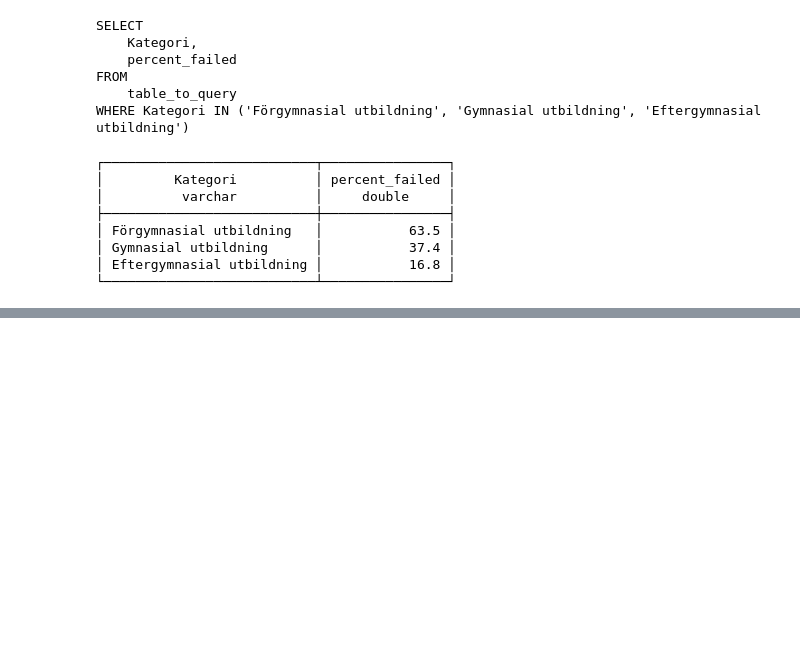
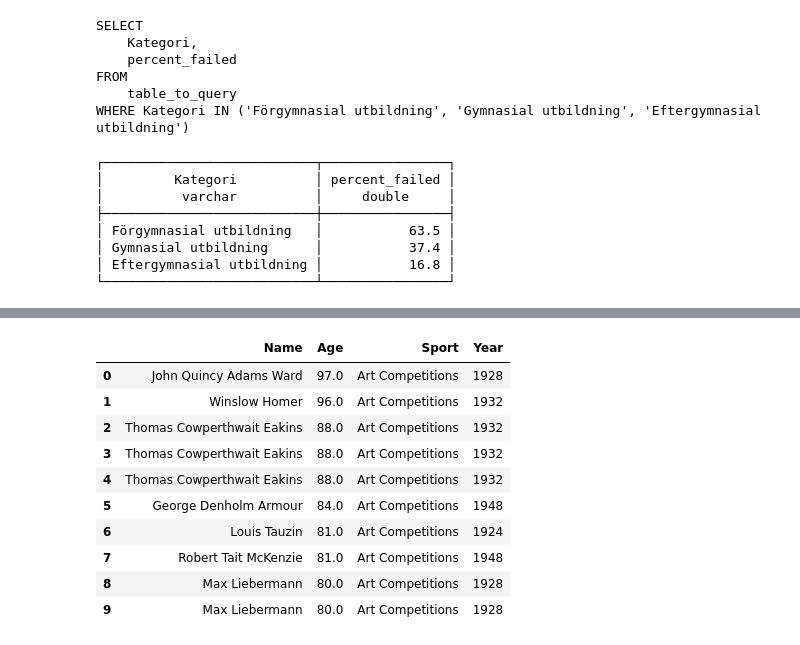
Before and after one commit to johnsandsjo/data-platform-dev-john-sandsjo-de24, a Jupyter notebook: exercises/exercise_1/exer1.ipynb, the cells around one changed output, grey strips where cells are left out. Cells and saved outputs as stored; diff of their text form; code cells hidden in the pictures; blank space fills up the shorter version.

```diff
--- a/exercises/exercise_1/exer1.ipynb
+++ b/exercises/exercise_1/exer1.ipynb
@@ -116,0 +158,17 @@ duckdb.query(query)
+# %%
+#d) Find out the 10 oldest atheletes, their age and the sport
+duckdb.query("""
+             SELECT Name, Age, Sport FROM df_os ORDER BY AGE DESC LIMIT 10
+             """).df()
+# %% [output]
+|  | Name | Age | Sport | Year |
+| 0 | John Quincy Adams Ward | 97.0 | Art Competitions | 1928 |
+| 1 | Winslow Homer | 96.0 | Art Competitions | 1932 |
+| 2 | Thomas Cowperthwait Eakins | 88.0 | Art Competitions | 1932 |
+| 3 | Thomas Cowperthwait Eakins | 88.0 | Art Competitions | 1932 |
+| 4 | Thomas Cowperthwait Eakins | 88.0 | Art Competitions | 1932 |
+| 5 | George Denholm Armour | 84.0 | Art Competitions | 1948 |
+| 6 | Louis Tauzin | 81.0 | Art Competitions | 1924 |
+| 7 | Robert Tait McKenzie | 81.0 | Art Competitions | 1948 |
+| 8 | Max Liebermann | 80.0 | Art Competitions | 1928 |
+| 9 | Max Liebermann | 80.0 | Art Competitions | 1928 |
```
Also changed, not shown: parts of 10 cells of this notebook, 2 other files.
